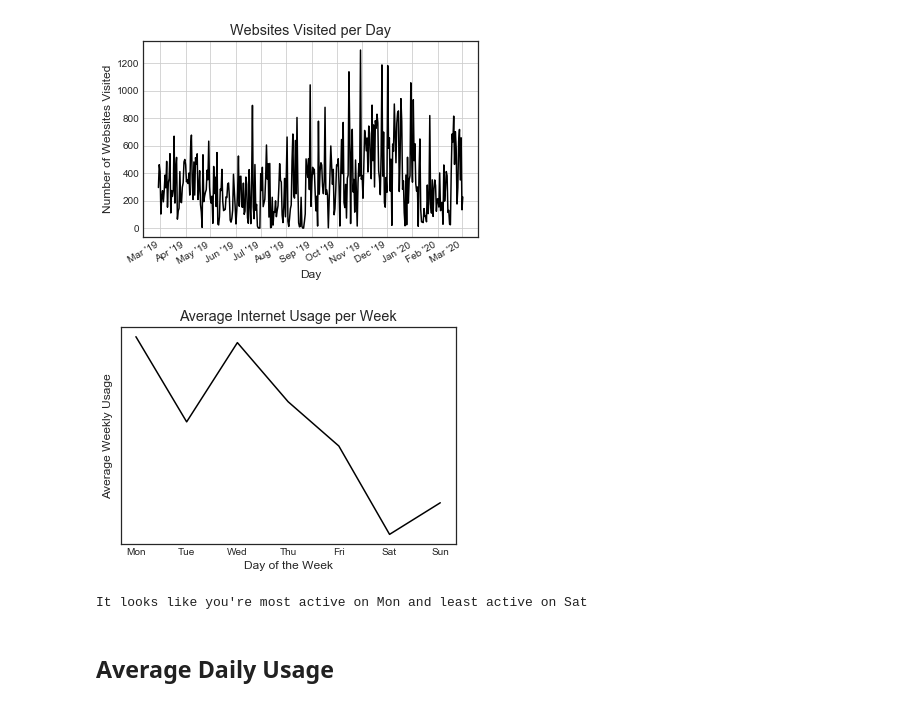
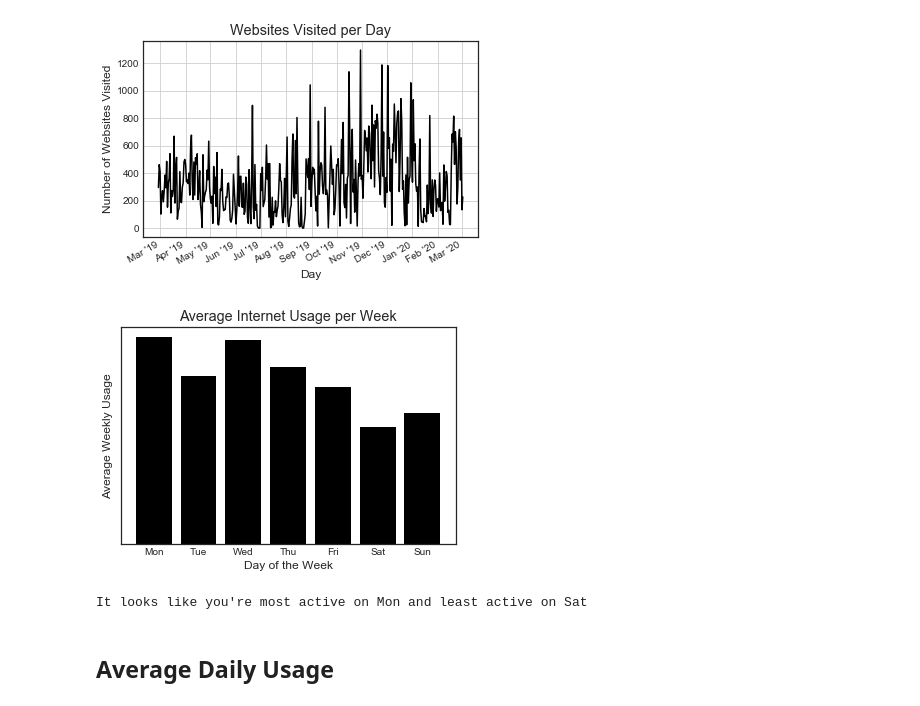
Before and after one commit to samwestby/internet-history-analysis, a Jupyter notebook: notebook.ipynb, the cells around one changed output. Drawn from its saved outputs; the diff is of its cells as text; code cells hidden in the pictures.

```diff
--- a/notebook.ipynb
+++ b/notebook.ipynb
@@ -13,7 +13,7 @@ from scipy.ndimage.filters import gaussian_filter1d
 # To speed up the process, only select "Google Chrome"
 # and within "Google Chrome" only select "Browser History".
 # This file should be ready in a couple minutes
-with open(r'data/Autofill.json', encoding='utf8') as file:
+with open(r'BrowserHistory.json', encoding='utf8') as file:
     data = json.load(file)
 if 'Browser History' not in data.keys():
     print('Invalid JSON file!')
@@ -209,21 +207,21 @@ Your most active days were:
 # %%
 xlabs = ['Mon', 'Tue', 'Wed', 'Thu', 'Fri', 'Sat', 'Sun']
 plt.xticks(range(7),xlabs)
 plt.gca().axes.set_yticklabels([])
 plt.gca().axes.set_ylabel('Average Weekly Usage')
 plt.gca().axes.set_xlabel('Day of the Week')
 plt.title('Average Internet Usage per Week')
-plt.plot(range(7), day_of_week, '-', color='black');
+plt.bar(range(7), day_of_week, color='black');
 # plt.gcf().autofmt_xdate()
 # plt.grid()
 plt.show()
 
 max_index = day_of_week.index(max(day_of_week))
 min_index = day_of_week.index(min(day_of_week))
 print('It looks like you\'re most active on {} and least active on {}'
       .format(xlabs[max_index], xlabs[min_index]))
 # %% [output]
-[figure, old version]
+[figure, new version]
 It looks like you're most active on Mon and least active on Sat
 # %% [markdown]
 ## Average Daily Usage
```
Also changed, not shown: parts of 1 cell of this notebook.
